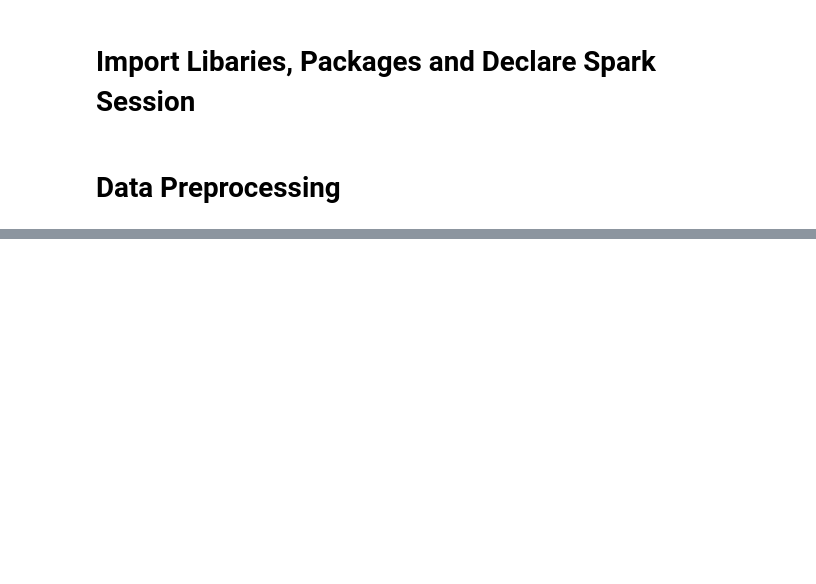
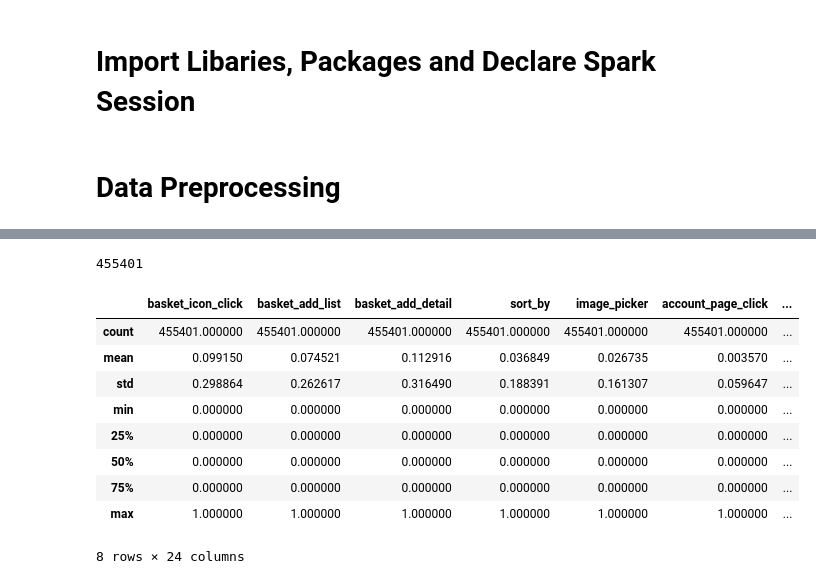
Before and after one commit to nghoanglong/customer-propensity, a Jupyter notebook: customer_prosensity.ipynb, the cells around one changed output, grey strips where cells are left out. Saved outputs shown, nothing was run; the diff lists cells and outputs as text; code cells hidden in the pictures; blank space fills up the shorter version.

Commit message:
update preprocess data

```diff
--- a/customer_prosensity.ipynb
+++ b/customer_prosensity.ipynb
@@ -34,12 +34,9 @@ from pyspark.sql import SparkSession
 spark = SparkSession\
         .builder.appName("Analyze Customer Prosensity")\
         .master("spark://hadoop-spark-master:7077")\
-        .config("spark.executor.memory", "1G")\
         .getOrCreate()
 # %% [markdown]
 # Data Preprocessing
 # %%
-# read data
-rdd = spark.read.csv("hdfs://hadoop-spark-master:9000/training.csv", header=True, inferSchema=True)
-
-rdd.printSchema()
+# read data using Spark DataFrame
+df = spark.read.csv("hdfs://hadoop-spark-master:9000/training.csv", header=True, inferSchema=True)
@@ -64,3 +42,0 @@ root
-# %%
-# chuyển thành dataframe
-df = rdd.toPandas()
@@ -117,0 +85,20 @@ plt.show()
+# %%
+# check số dòng
+df.count()
+# %% [output]
+455401
+# %%
+# check các đại lượng của các columns dạng numeric
+numeric_cols = [t[0] for t in df.dtypes if t[1] == 'int']
+df.select(numeric_cols).toPandas().describe()
+# %% [output]
+|  | basket_icon_click | basket_add_list | basket_add_detail | sort_by | image_picker | account_page_click | ... |
+| count | 455401.000000 | 455401.000000 | 455401.000000 | 455401.000000 | 455401.000000 | 455401.000000 | ... |
+| mean | 0.099150 | 0.074521 | 0.112916 | 0.036849 | 0.026735 | 0.003570 | ... |
+| std | 0.298864 | 0.262617 | 0.316490 | 0.188391 | 0.161307 | 0.059647 | ... |
+| min | 0.000000 | 0.000000 | 0.000000 | 0.000000 | 0.000000 | 0.000000 | ... |
+| 25% | 0.000000 | 0.000000 | 0.000000 | 0.000000 | 0.000000 | 0.000000 | ... |
+| 50% | 0.000000 | 0.000000 | 0.000000 | 0.000000 | 0.000000 | 0.000000 | ... |
+| 75% | 0.000000 | 0.000000 | 0.000000 | 0.000000 | 0.000000 | 0.000000 | ... |
+| max | 1.000000 | 1.000000 | 1.000000 | 1.000000 | 1.000000 | 1.000000 | ... |
+8 rows × 24 columns
```
Also changed, not shown: parts of 17 cells of this notebook.
